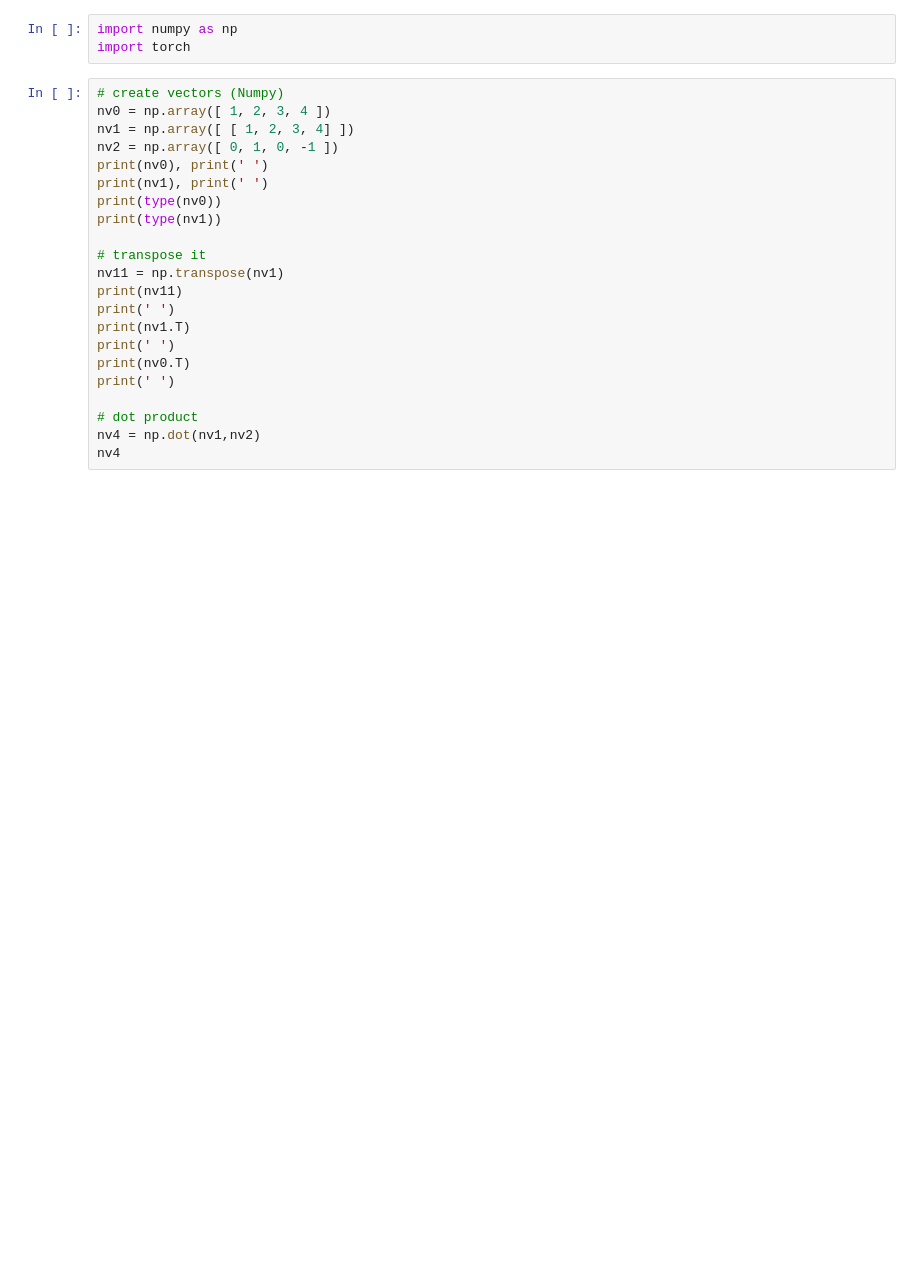
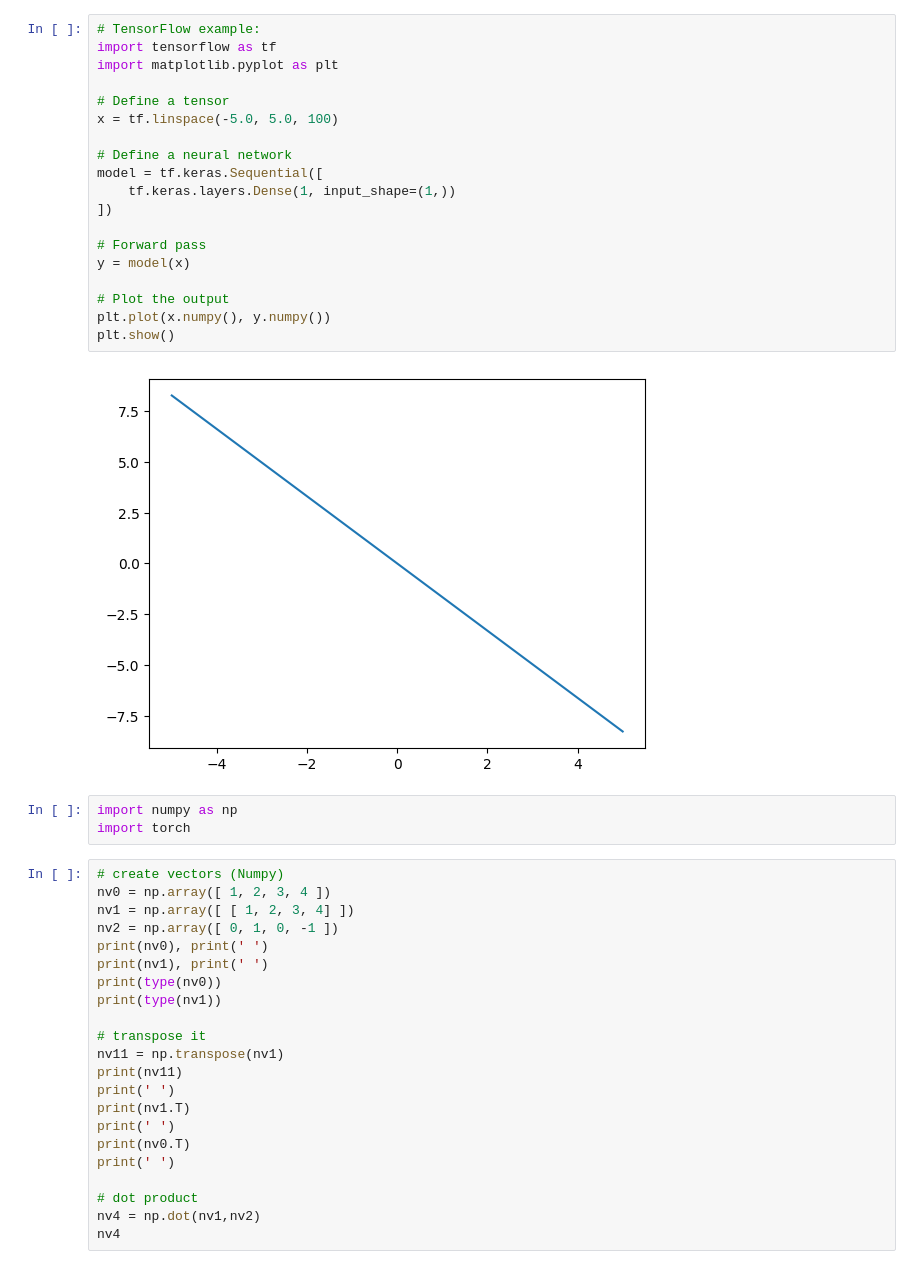
Before and after one commit to Hamid-Mofidi/Deep_Learning_with_Python_intro, a Jupyter notebook: Python_Intro/Pyth_intro_3(Numpy_PyTorch).ipynb, the cells around one changed output. Drawn from its saved outputs; the diff is of its cells as text; blank space fills up the shorter version.

```diff
--- a/Python_Intro/Pyth_intro_3(Numpy_PyTorch).ipynb
+++ b/Python_Intro/Pyth_intro_3(Numpy_PyTorch).ipynb
@@ -3,3 +42,24 @@
+# %%
+# TensorFlow example:
+import tensorflow as tf
+import matplotlib.pyplot as plt
+
+# Define a tensor
+x = tf.linspace(-5.0, 5.0, 100)
+
+# Define a neural network
+model = tf.keras.Sequential([
+    tf.keras.layers.Dense(1, input_shape=(1,))
+])
+
+# Forward pass
+y = model(x)
+
+# Plot the output
+plt.plot(x.numpy(), y.numpy())
+plt.show()
+# %% [output]
+[figure, added]
 # %%
 import numpy as np
 import torch
```
Also changed, not shown: parts of 6 cells of this notebook.
